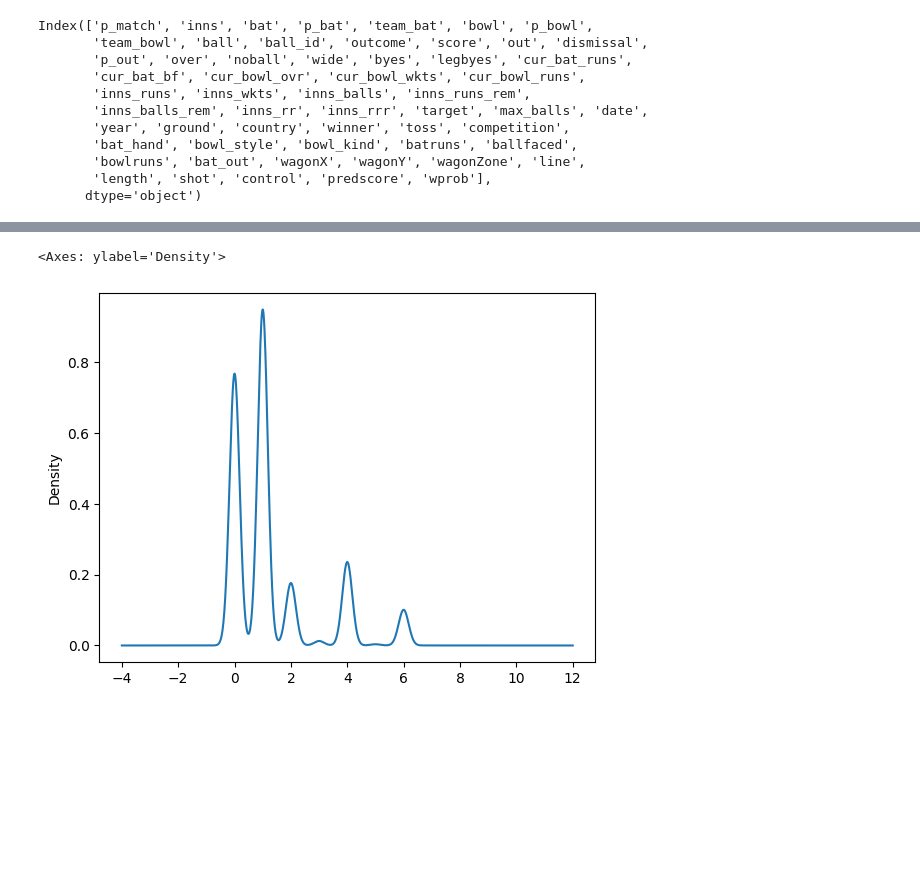
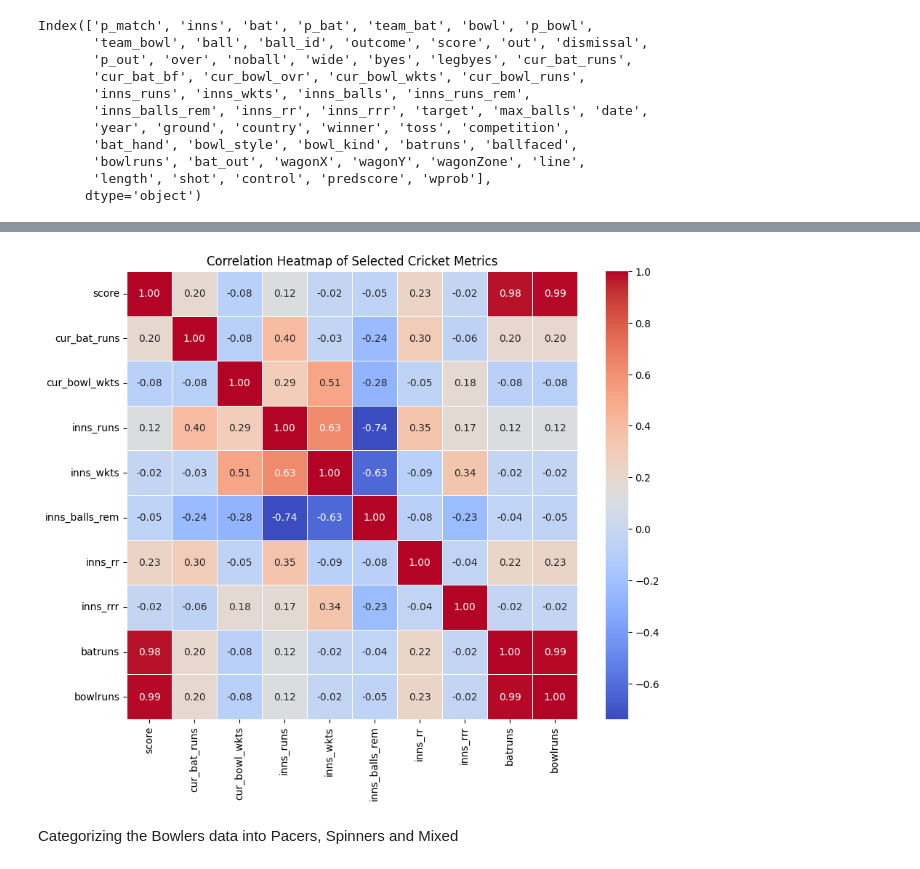
Before and after one commit to Sunay-2103/SunayMukherjee_23FE10CSE00636, a Jupyter notebook: Cricket.ipynb, the cells around one changed output, grey strips where cells are left out. Drawn from its saved outputs; the diff is of its cells as text; code cells hidden in the pictures; blank space fills up the shorter version.

```diff
--- a/Cricket.ipynb
+++ b/Cricket.ipynb
@@ -91,5 +201,18 @@ df['score'].plot.hist()
-# %%
-df['score'].plot.density()
-# %% [output]
-<Axes: ylabel='Density'>
-[figure, removed]
+# %%
+selected_numerical_cols = [
+    'score', 'cur_bat_runs', 'cur_bowl_wkts', 'inns_runs', 'inns_wkts',
+    'inns_balls_rem', 'inns_rr', 'inns_rrr', 'batruns', 'bowlruns'
+]
+
+# Calculate the correlation matrix for the selected numerical columns
+correlation_matrix = df[selected_numerical_cols].corr()
+
+# Create a heatmap
+plt.figure(figsize=(10, 8))
+sns.heatmap(correlation_matrix, annot=True, cmap='coolwarm', fmt='.2f', linewidths=.5)
+plt.title('Correlation Heatmap of Selected Cricket Metrics')
+plt.show()
+# %% [output]
+[figure, added]
+# %% [markdown]
+Categorizing the Bowlers data into Pacers, Spinners and Mixed
```
Also changed, not shown: parts of 84 cells of this notebook.
